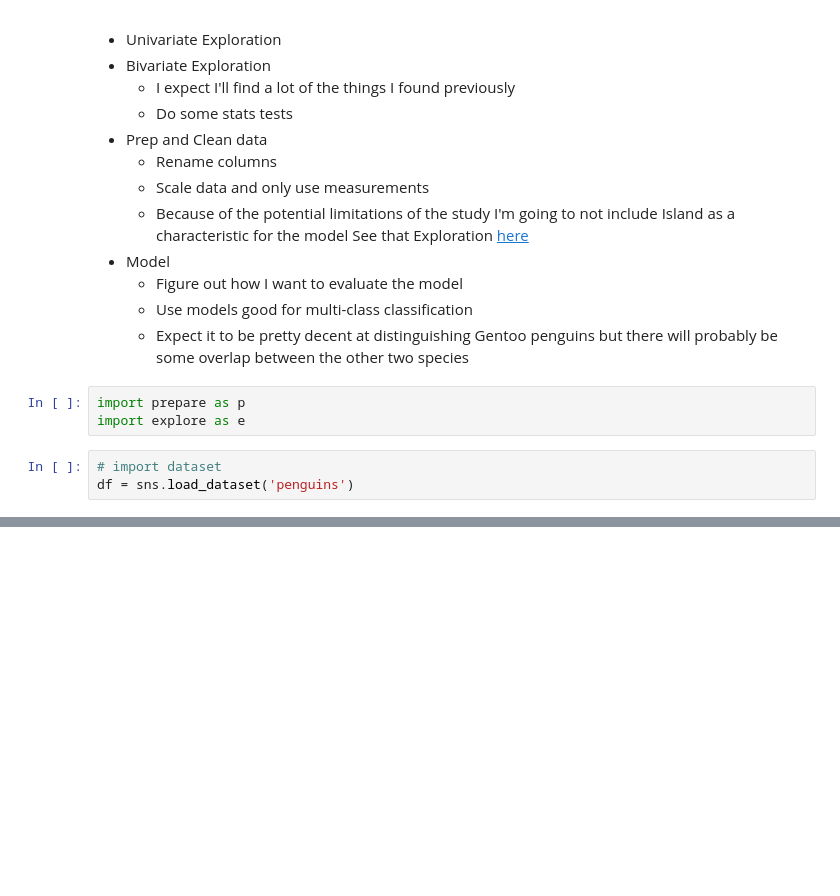
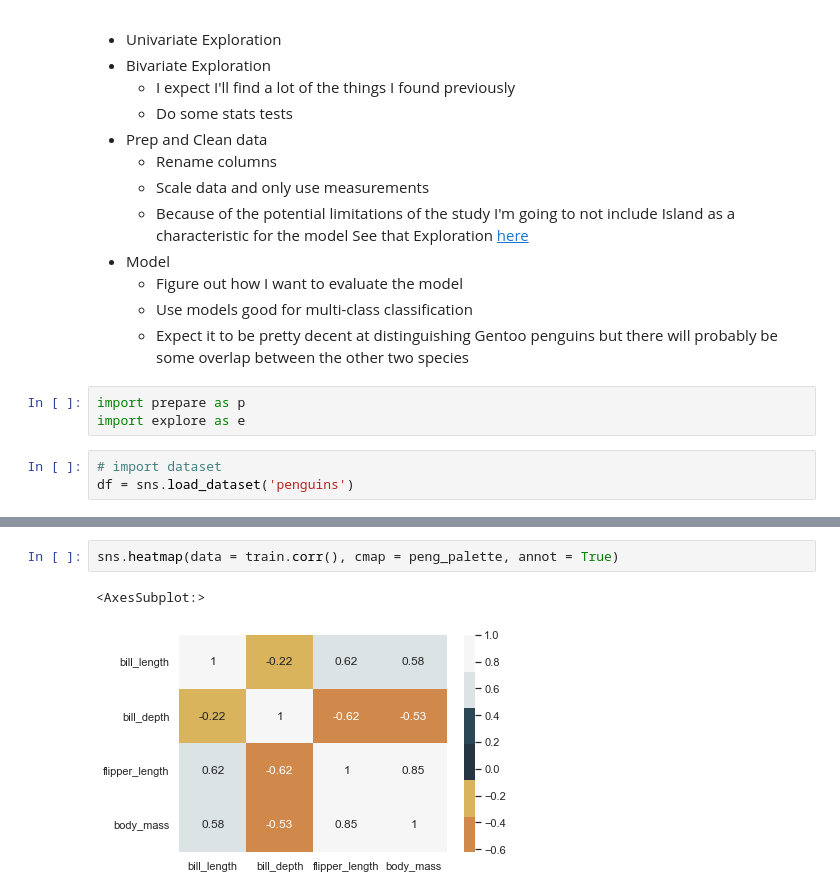
Before and after one commit to HeatherOrtegaMcMillan/penguin_project, a Jupyter notebook: penguin_project_notebook.ipynb, the cells around one changed output, grey strips where cells are left out. Saved outputs shown, nothing was run; the diff lists cells and outputs as text; blank space fills up the shorter version.

```diff
--- a/penguin_project_notebook.ipynb
+++ b/penguin_project_notebook.ipynb
@@ -446,0 +534,5 @@ df[col] is a object
+# %%
+sns.heatmap(data = train.corr(), cmap = peng_palette, annot = True)
+# %% [output]
+<AxesSubplot:>
+[figure, added]
```
Also changed, not shown: parts of 16 cells of this notebook.
